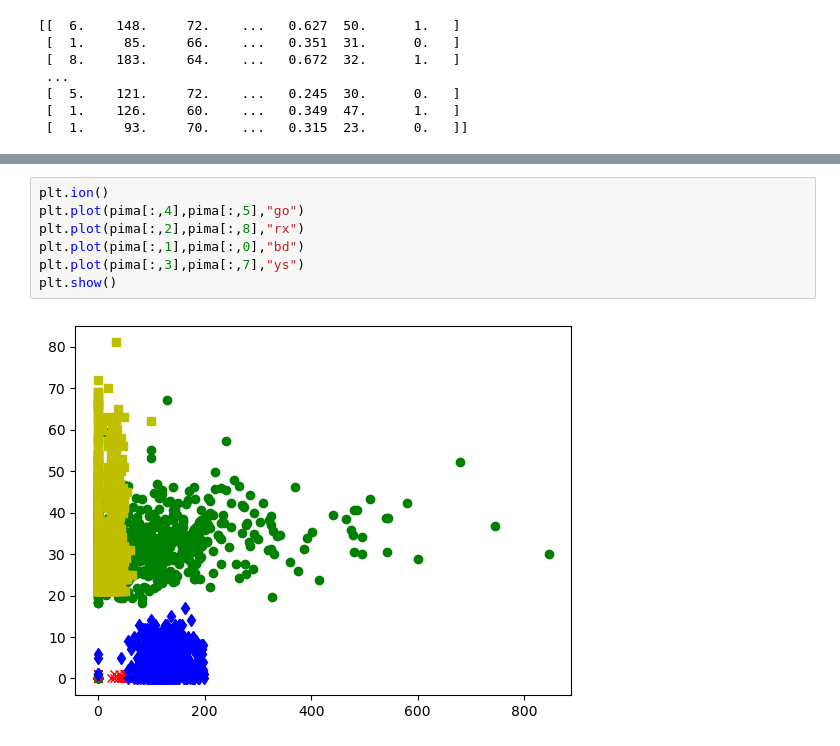
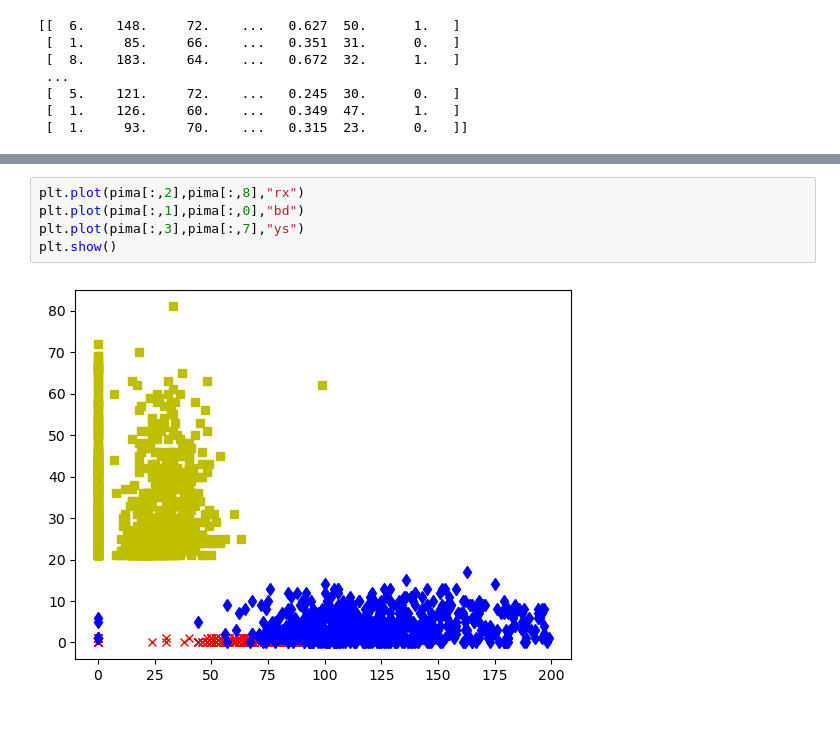
Before and after one commit to MohamedDerri/Machine-Learning-Course, a Jupyter notebook: Labs/lab2/pima_indian_diabetes.ipynb, the cells around one changed output, grey strips where cells are left out. Saved outputs shown, nothing was run; the diff lists cells and outputs as text.

Commit message:
updating the features plotting

```diff
--- a/Labs/lab2/pima_indian_diabetes.ipynb
+++ b/Labs/lab2/pima_indian_diabetes.ipynb
@@ -19,12 +27,10 @@ print(pima)
 # %%
-plt.ion()
-plt.plot(pima[:,4],pima[:,5],"go")
 plt.plot(pima[:,2],pima[:,8],"rx")
 plt.plot(pima[:,1],pima[:,0],"bd")
 plt.plot(pima[:,3],pima[:,7],"ys")
 plt.show()
 # %% [output]
-[figure, old version]
+[figure, new version]
 # %%
 # Perceptron training on the original dataset
 from numpy import shape
```
Also changed, not shown: parts of 2 cells of this notebook.
